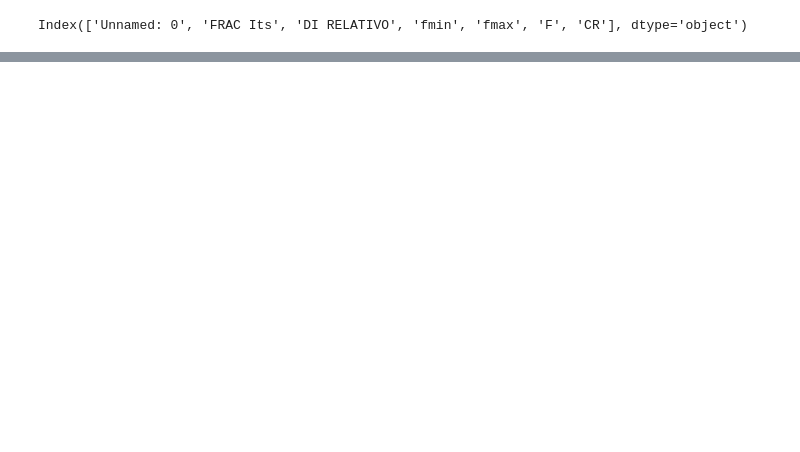
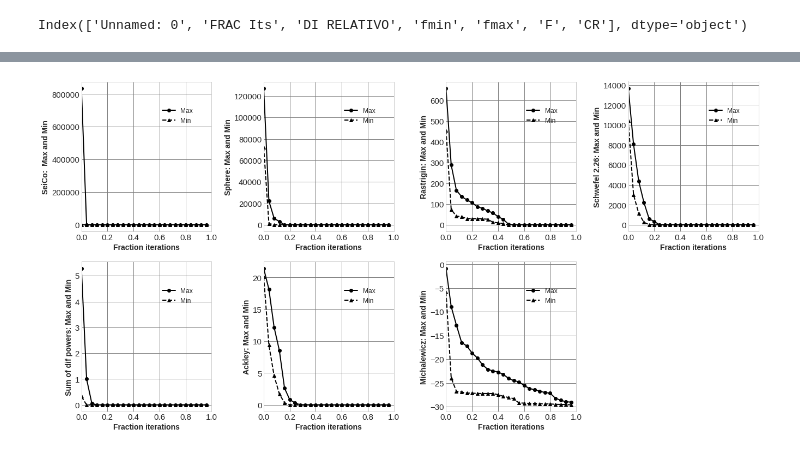
Before and after one commit to ucfilho/Raianars_paper_one_revisited, a Jupyter notebook: Figure_Equation_CR_F/Figure_new_testing_CR_F_adjustment_from_zip_jun_19_2021.ipynb, the cells around one changed output, grey strips where cells are left out. Cells and saved outputs as stored; diff of their text form; code cells hidden in the pictures; blank space fills up the shorter version.

```diff
--- a/Figure_Equation_CR_F/Figure_new_testing_CR_F_adjustment_from_zip_jun_19_2021.ipynb
+++ b/Figure_Equation_CR_F/Figure_new_testing_CR_F_adjustment_from_zip_jun_19_2021.ipynb
@@ -222,0 +191,39 @@ Rastrigin_005.xlsx
+# %%
+Num=7
+
+for i in range(Num):
+  plt.subplot(2,4,i+1)
+  file_selected=Files[i]
+  df=pd.read_excel(file_selected)
+  Y_CR=np.array(df['fmin'])
+  Y_F=np.array(df['fmax'])
+  Num_kk = len(Y_F)
+  X_F = []
+  Y_CR_new = []
+  Y_F_new = []
+  for kk, v in enumerate(Y_CR):
+    if(kk % 80 == 0):
+      Y_CR_new.append(Y_CR[kk])
+      Y_F_new.append(Y_F[kk])
+      X_F.append(kk/Num_kk)
+
+  plt.xlim(0, 1.0)
+  #plt.ylim(-0.1, 0.6)
+  plt.setp(ax1.spines.values(), linewidth=2.0)
+  plt.plot(X_F, Y_F_new, 'ko-', X_F, Y_CR_new, 'k^--', linewidth=2, markersize=6)
+  plt.legend( ('Max', 'Min'), loc=[0.6,0.7], fontsize=12)
+  # plt.text(-0.2,1.6,Legends[i],fontsize=16)
+  plt.xlabel('Fraction iterations', fontsize=14, fontweight='bold')
+  label_yy = Labels_yy[i] + 'Max and Min'
+  plt.ylabel(label_yy, fontsize=14, fontweight='bold')
+  plt.grid(True, linewidth=1,color='gray')
+  plt.tick_params(axis='both', which='major', labelsize=15)
+
+plt.subplots_adjust(bottom=0.9, right=3, top=3, hspace=0.2, wspace=0.4)
+
+#  plt.savefig('functions_max_min.png', dpi=2000)
+plt.savefig('functions_max_min.png', dpi=400,bbox_inches='tight')
+
+Max_Min = 'functions_max_min.png'
+# %% [output]
+[figure, added]
```
Also changed, not shown: parts of 9 cells of this notebook.
